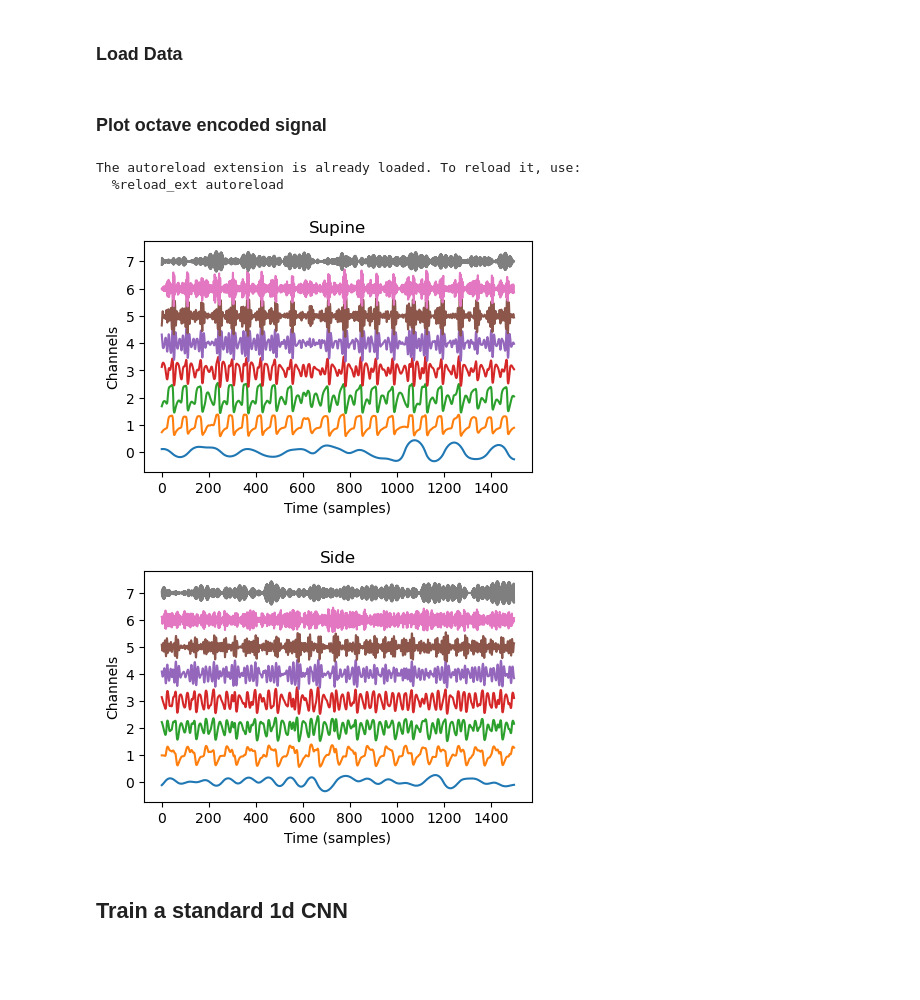
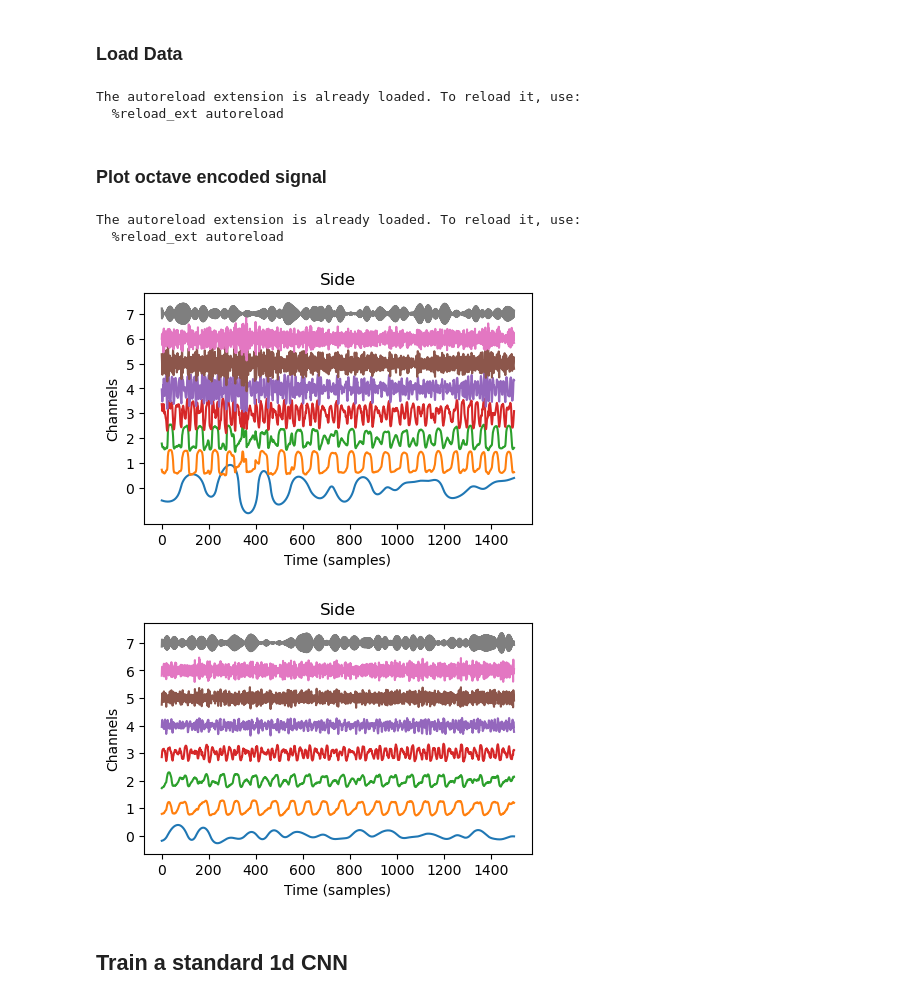
Before and after one commit to ResmedMichaelB/deepdive23, a Jupyter notebook: new_ml_approach/examples/position_clf.ipynb, the cells around one changed output. Drawn from its saved outputs; the diff is of its cells as text; code cells hidden in the pictures; blank space fills up the shorter version.

```diff
--- a/new_ml_approach/examples/position_clf.ipynb
+++ b/new_ml_approach/examples/position_clf.ipynb
@@ -20,10 +20,10 @@ sys.path.append(parent_path)
 
 from helpers.load_data import load_sig_tensor
 
-folder_path = r'C:\Users\MichaelB9\Documents\POSA data\S9 AHI\json_files\preprocessed'
+folder_path = r'C:\Users\MichaelB9\Documents\POSA data\CPAP\Fillius\unprocessed'
 
-target_signal='Position'
-input_signals=['Flow', 'Mask Pres']
+target_signal='position'
+input_signals=['flow', 'mask_pressure']
 
 json_files = glob.glob(os.path.join(folder_path,'*.json'))
 
@@ -31,22 +31,25 @@ sig_tensor, target_tensor, subject_names = load_sig_tensor(
     json_files,epoch_size = 60,epoch_step = 60,
     sample_rate = 25, input_signals=input_signals,
     target_signal=target_signal,
-    dataset='s9',
+    dataset='fillius',
     )
+# %% [output]
+The autoreload extension is already loaded. To reload it, use:
+  %reload_ext autoreload
 # %% [markdown]
 ### Plot octave encoded signal
 # %%
 %load_ext autoreload
 %autoreload 2
 from helpers.plotting import plot_oct
 
-plot_oct(sig_tensor['Flow'][:,3,:],np.where(target_tensor[3]==1,'Supine','Side'))
-plot_oct(sig_tensor['Flow'][:,300,:],np.where(target_tensor[300]==1,'Supine','Side'))
+plot_oct(sig_tensor['flow'][:,5,:],np.where(target_tensor[3]==1,'Supine','Side'))
+plot_oct(sig_tensor['flow'][:,500,:],np.where(target_tensor[300]==1,'Supine','Side'))
 # %% [output]
 The autoreload extension is already loaded. To reload it, use:
   %reload_ext autoreload
-[figure, old version]
+[figure, new version]
-[figure, old version]
+[figure, new version]
 # %% [markdown]
 ## Train a standard 1d CNN
 # %% [markdown]
```
Also changed, not shown: parts of 9 cells of this notebook, 5 other files.
